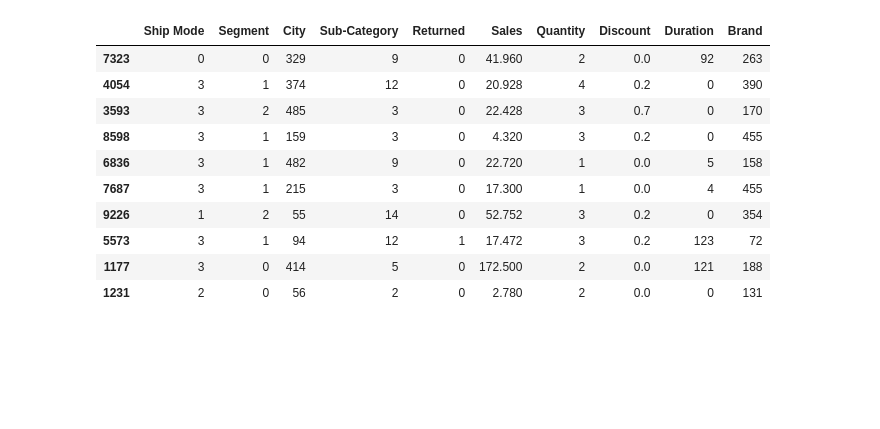
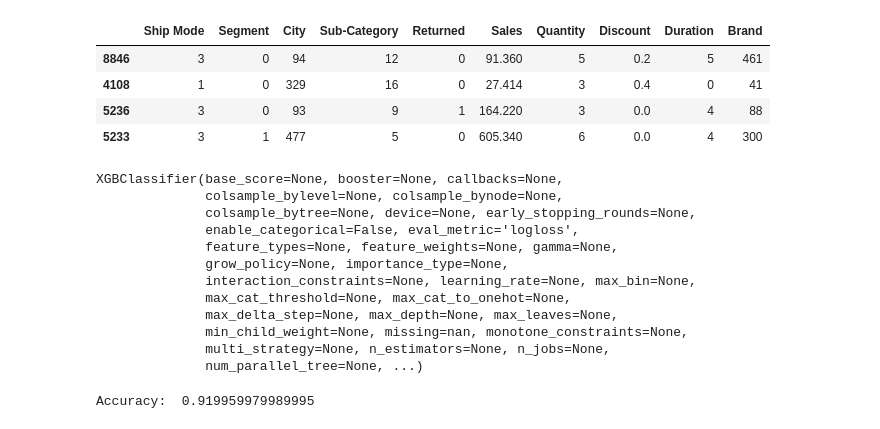
Before and after one commit to Sain-Kai/Return-Prediction-ML, a Jupyter notebook: Return prediction Logic.ipynb, the cells around one changed output. Saved outputs shown, nothing was run; the diff lists cells and outputs as text; code cells hidden in the pictures; blank space fills up the shorter version.

Commit message:
verion 1.2 includes major training and processed model with certain customizations

```diff
--- a/Return prediction Logic.ipynb
+++ b/Return prediction Logic.ipynb
@@ -123,21 +41,38 @@ target.sample(10)
 # %%
 encoding_cols = ['Ship Mode','Segment','City','Sub-Category','Brand']
 for cols in encoding_cols:
     le=LabelEncoder()
     le.fit_transform(target[cols])
-    target[cols]=le.transform(target[cols])
+    target[cols]=le.fit_transform(target[cols])
 target.drop(columns=['Product Name','Customer Name'],inplace= True)
+target.sample(4)
+# %% [output]
+|  | Ship Mode | Segment | City | Sub-Category | Returned | Sales | Quantity | Discount | Duration | Brand |
+| 8846 | 3 | 0 | 94 | 12 | 0 | 91.360 | 5 | 0.2 | 5 | 461 |
+| 4108 | 1 | 0 | 329 | 16 | 0 | 27.414 | 3 | 0.4 | 0 | 41 |
+| 5236 | 3 | 0 | 93 | 9 | 1 | 164.220 | 3 | 0.0 | 4 | 88 |
+| 5233 | 3 | 1 | 477 | 5 | 0 | 605.340 | 6 | 0.0 | 4 | 300 |
-# %%
-target.sample(10)
-# %% [output]
-|  | Ship Mode | Segment | City | Sub-Category | Returned | Sales | Quantity | Discount | Duration | Brand |
-| 7323 | 0 | 0 | 329 | 9 | 0 | 41.960 | 2 | 0.0 | 92 | 263 |
-| 4054 | 3 | 1 | 374 | 12 | 0 | 20.928 | 4 | 0.2 | 0 | 390 |
-| 3593 | 3 | 2 | 485 | 3 | 0 | 22.428 | 3 | 0.7 | 0 | 170 |
-| 8598 | 3 | 1 | 159 | 3 | 0 | 4.320 | 3 | 0.2 | 0 | 455 |
-| 6836 | 3 | 1 | 482 | 9 | 0 | 22.720 | 1 | 0.0 | 5 | 158 |
-| 7687 | 3 | 1 | 215 | 3 | 0 | 17.300 | 1 | 0.0 | 4 | 455 |
-| 9226 | 1 | 2 | 55 | 14 | 0 | 52.752 | 3 | 0.2 | 0 | 354 |
-| 5573 | 3 | 1 | 94 | 12 | 1 | 17.472 | 3 | 0.2 | 123 | 72 |
-| 1177 | 3 | 0 | 414 | 5 | 0 | 172.500 | 2 | 0.0 | 121 | 188 |
-| 1231 | 2 | 0 | 56 | 2 | 0 | 2.780 | 2 | 0.0 | 0 | 131 |
+# %%
+X = target.drop(columns=['Returned'])
+y = target['Returned']
+x_train,x_test,y_train,y_test = train_test_split(X,y,test_size=0.2,random_state = 42, stratify=y)
+XGB = XGBClassifier( eval_metric = 'logloss', random_state = 42)
+XGB.fit(x_train,y_train)
+# %% [output]
+XGBClassifier(base_score=None, booster=None, callbacks=None,
+              colsample_bylevel=None, colsample_bynode=None,
+              colsample_bytree=None, device=None, early_stopping_rounds=None,
+              enable_categorical=False, eval_metric='logloss',
+              feature_types=None, feature_weights=None, gamma=None,
+              grow_policy=None, importance_type=None,
+              interaction_constraints=None, learning_rate=None, max_bin=None,
+              max_cat_threshold=None, max_cat_to_onehot=None,
+              max_delta_step=None, max_depth=None, max_leaves=None,
+              min_child_weight=None, missing=nan, monotone_constraints=None,
+              multi_strategy=None, n_estimators=None, n_jobs=None,
+              num_parallel_tree=None, ...)
+# %%
+y_pred = XGB.predict(x_test)
+print("Accuracy: ",accuracy_score(y_test,y_pred))
+# %% [output]
+Accuracy:  0.919959979989995
```
Also changed, not shown: parts of 8 cells of this notebook.
